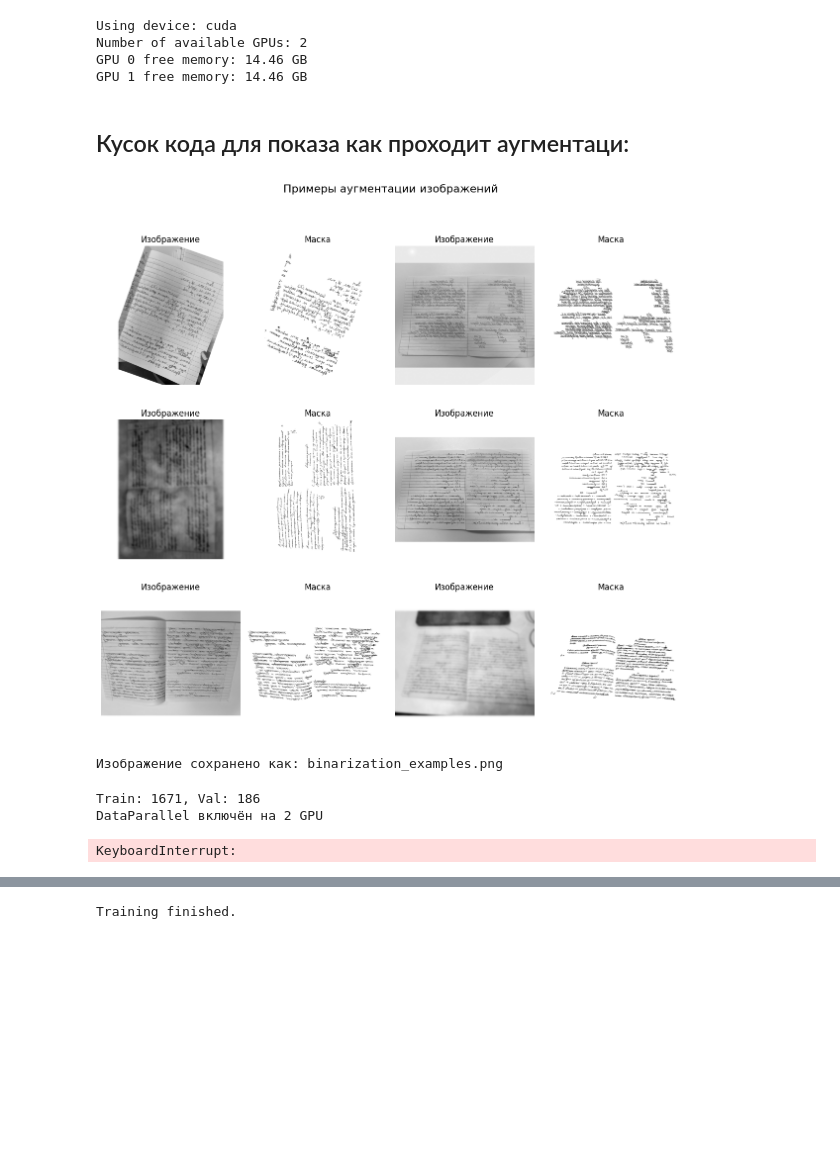
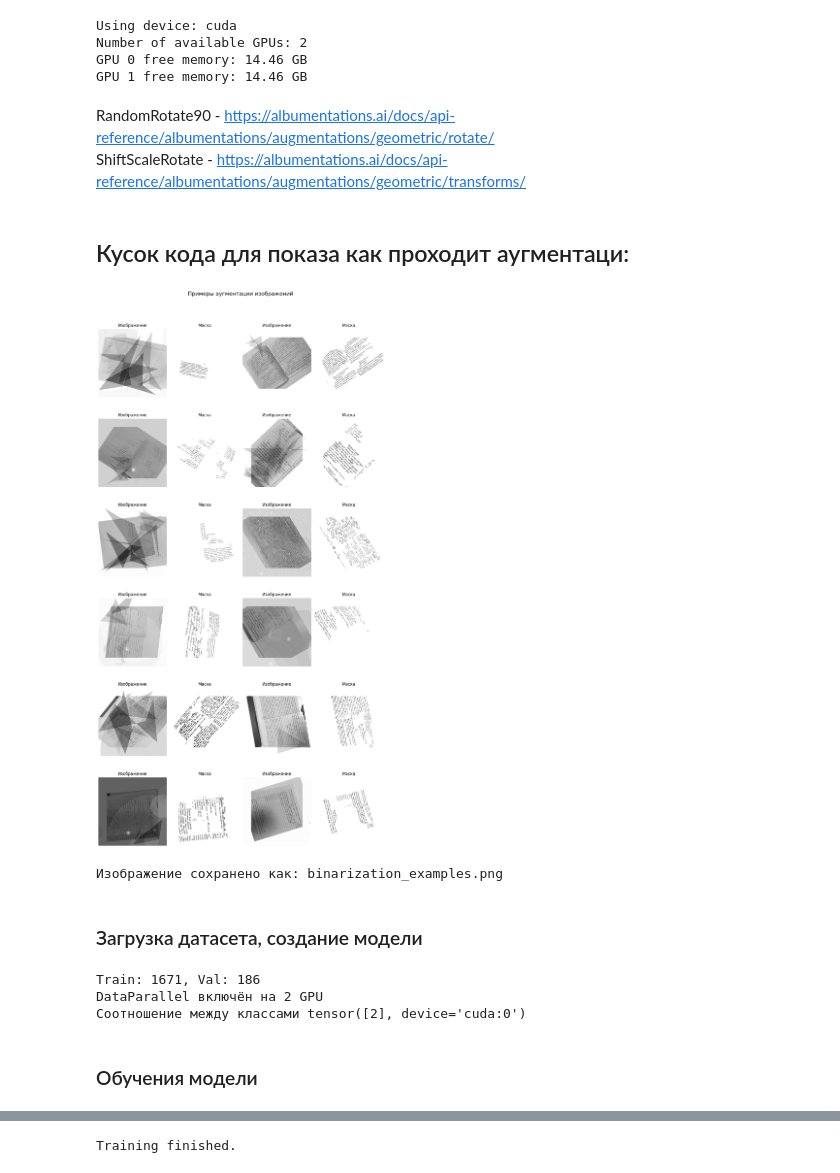
Before and after one commit to intsystems/2026-Project-190, a Jupyter notebook: code/unet_binarization/u-net-binarization-paper.ipynb, the cells around one changed output, grey strips where cells are left out. Drawn from its saved outputs; the diff is of its cells as text; code cells hidden in the pictures; blank space fills up the shorter version.

```diff
--- a/code/unet_binarization/u-net-binarization-paper.ipynb
+++ b/code/unet_binarization/u-net-binarization-paper.ipynb
@@ -256,0 +117,3 @@ class BinarizationDataset(Dataset):
+# %% [markdown]
+RandomRotate90 - https://albumentations.ai/docs/api-reference/albumentations/augmentations/geometric/rotate/
+ShiftScaleRotate - https://albumentations.ai/docs/api-reference/albumentations/augmentations/geometric/transforms/
@@ -388,7 +447,11 @@ images_dir = "/kaggle/input/datasets/bobrzol123/images-base/images_base"
 masks_dir = "/kaggle/input/datasets/bobrzol123/images-binary/images_binary"
 target_size = (2048, 2048)   # если всё равно OOM — уменьши до (2048, 2048)
 
-dataset = BinarizationDataset(images_dir, masks_dir, target_size=target_size)
+
+params_step_1 = {"Affine + HorizontalFlip" : 1, "RandomRotate90 + HorizontalFlip" : 0}
+params_step_2 = {"All image" : 0, "Divide into 4 squares" : 0, "All image + Divide into 4 squares" : 1}
+dataset = BinarizationDataset(images_dir, masks_dir, target_size=target_size, params_step_1=params_step_1,
+                              params_step_2=params_step_2)
 train_size = int(0.9 * len(dataset))
 val_size = len(dataset) - train_size
 train_dataset, val_dataset = torch.utils.data.random_split(dataset, [train_size, val_size])
@@ -410,41 +473,42 @@ def save_examples(dataset, num_examples=6, cols=2, filename="dataset_examples.pn
         image = denormalize(image_tensor).squeeze(0).numpy()
         mask = mask_tensor.squeeze(0).numpy()
 
         row = i // cols
         col = (i % cols) * 2
 
         # Изображение
         axes[row, col].imshow(image, cmap='gray')
         axes[row, col].set_title('Изображение')
         axes[row, col].axis('off')
 
         # Маска
         axes[row, col + 1].imshow(mask, cmap='gray', vmin=0, vmax=1)
         axes[row, col + 1].set_title('Маска')
         axes[row, col + 1].axis('off')
 
     plt.suptitle('Примеры аугментации изображений', fontsize=16)
     plt.tight_layout(rect=[0, 0, 1, 0.96])
 
     # Сохраняем в файл
     plt.savefig(filename, dpi=300, bbox_inches='tight')
     plt.show()
 
     print(f"Изображение сохранено как: {filename}")
 
     # Создаём ссылку для скачивания в Kaggle
     return FileLink(filename)
 
 # Использование:
-saved_file = save_examples(train_dataset, num_examples=6, cols=2,
-                           filename="binarization_examples.png")
+saved_file = save_examples(train_dataset, num_examples=12, cols=2, filename="binarization_examples.png")
 # %% [output]
-[figure, old version]
+[figure, new version]
 Изображение сохранено как: binarization_examples.png
+# %% [markdown]
+### Загрузка датасета, создание модели
 # %%
 images_dir = "/kaggle/input/datasets/bobrzol123/images-base/images_base"
 masks_dir = "/kaggle/input/datasets/bobrzol123/images-binary/images_binary"
-target_size = (3000, 3000)   # если всё равно OOM — уменьши до (2048, 2048)
+target_size = (3000, 3000)
 
 
 all_filenames = [
@@ -463,14 +527,14 @@ train_files, val_files = train_test_split(
 train_dataset = BinarizationDataset(
     images_dir, masks_dir,
     target_size=target_size,
-    augment=True,           # аугментации только для train
+    augment=True,
     filenames=train_files
 )
 
 val_dataset = BinarizationDataset(
     images_dir, masks_dir,
     target_size=target_size,
-    augment=False,          # без аугментаций
+    augment=False,
     filenames=val_files
 )
 
@@ -486,28 +550,23 @@ if num_gpus > 1:
 
 model = model.to(device)
 
-loss_function = nn.BCEWithLogitsLoss()
-optimizer = optim.Adam
+#def compute_pos_weight(dataset):
+#    total_white = 0
+#    total_black = 0
+#    for i in tqdm(range(len(dataset)), desc="Сompute_pos_weight"):
+#        _, mask = dataset[i]
+#        total_black += (mask == 0).sum().item()
+#        total_white += (mask == 1).sum().item()
+#    return torch.tensor([total_white / max(total_black, 1)])
 
-writer = SummaryWriter('./runs/unet_binarization')
-callback = UNetCallback(writer, val_dataset, loss_function, delimiter=100, batch_size=2)
+# После создания dataset
+#pos_weight = compute_pos_weight(train_dataset).to(device) [28.3598] - вышло
 
-batch_size = 5
-accumulation_steps = 1
-
-# Обучение
-trainer(
-    count_of_epoch=10,
-    batch_size=batch_size,
-    dataset=train_dataset,
-    model=model,
-    loss_function=loss_function,
-    optimizer=optimizer,
-    lr=0.001,
-    accumulation_steps=accumulation_steps,
-    callback=callback
-)
+pos_weight = torch.tensor([2]).to(device) # было расчитаны выше
+print('Соотношение между классами', pos_weight)
 # %% [output]
 Train: 1671, Val: 186
 DataParallel включён на 2 GPU
+Соотношение между классами tensor([2], device='cuda:0')
-KeyboardInterrupt:
+# %% [markdown]
+### Обучения модели
```
Also changed, not shown: parts of 7 cells of this notebook, 24 other files.
